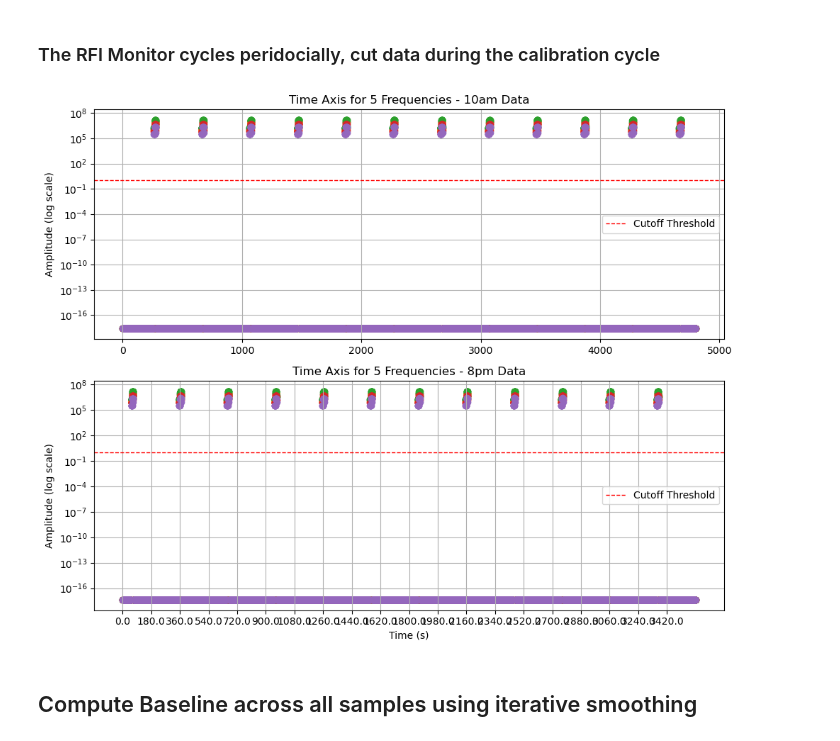
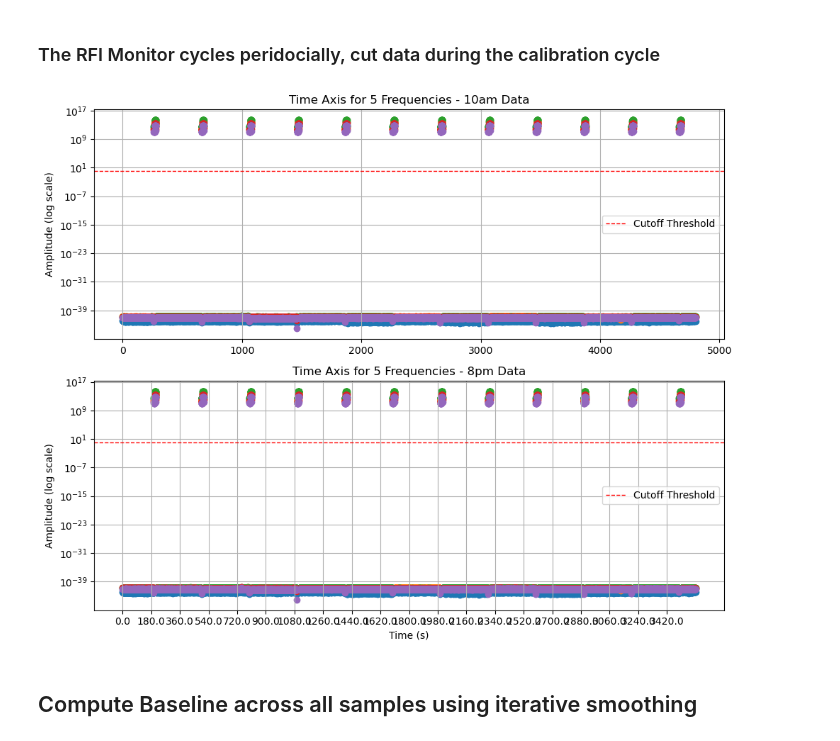
Before and after one commit to DuncanCSt/CHORD_Sensitivity, a Jupyter notebook: notebooks/rfi_analysis.ipynb, the cells around one changed output. Drawn from its saved outputs; the diff is of its cells as text; code cells hidden in the pictures.

```diff
--- a/notebooks/rfi_analysis.ipynb
+++ b/notebooks/rfi_analysis.ipynb
@@ -22,18 +22,21 @@ def G(x):
 # %%
 file = '/srv/data/drao-rfi/calibrated/RFInd-calibrated-2026-02-24T10.sigmf-data'
 file_2 = '/srv/data/drao-rfi/calibrated/RFInd-calibrated-2026-02-24T20.sigmf-data'
+file_3 = '/srv/data/drao-rfi/calibrated/RFInd-calibrated-2024-10-08T12.sigmf-data'
 meta = '/srv/data/drao-rfi/calibrated/RFInd-calibrated-2026-02-24T10.sigmf-meta'
-data = np.memmap(file, dtype='f4', mode='r')
-data_2 = np.memmap(file_2, dtype='f4', mode='r')
+
+def load_data(file):
+    data = np.memmap(file, dtype='f4', mode='r')
+    data = data.reshape(-1, 600000)
+    data = data**2
+    return data
+
+data = load_data(file)
+# data_2 = load_data(file_2)
+# data_3 = load_data(file_3)
 
 with open(meta) as m:
     m = json.load(m)
-
-data = data.reshape(-1, 600000)
-data = data + np.abs(np.min(data))
-
-data_2 = data_2.reshape(-1, 600000)
-data_2 = data_2 + np.abs(np.min(data_2))
 
 min_f = m['global']['antenna:low_frequency']
 max_f = m['global']['antenna:high_frequency']
@@ -74,7 +77,9 @@ def convert_index_to_frequency(i):
     max_f = m['global']['antenna:high_frequency']
     return (i*(max_f-min_f)/k(600) + min_f)/1e6
 
-CHORD_range = (convert_frequency_to_index(400), convert_frequency_to_index(800))
+chord_min_f = 200
+chord_max_f = 1600
+CHORD_range = (convert_frequency_to_index(chord_min_f), convert_frequency_to_index(chord_max_f))
 # %% [output]
 Min Frequency: 20.0 MHz
 Max Frequency: 6000.0 MHz
@@ -89,39 +94,47 @@ t2 = 4800
 
 fig, (ax1, ax2) = plt.subplots(2, 1, figsize=(10, 8))
 
 # Top plot - data (10am)
 for i in range(100, 600, 100):
     ax1.scatter(np.arange(t1, t2), data[np.arange(t1, t2), k(i)])
 ax1.axhline(y=1, color='r', linestyle='--', linewidth=1, label='Cutoff Threshold')
 ax1.set_title("Time Axis for 5 Frequencies - 10am Data")
 ax1.set_yscale('log')
 ax1.set_ylabel("Amplitude (log scale)")
 ax1.grid(True)
 ax1.legend()
 
 # Bottom plot - data_2 (8pm)
 for i in range(100, 600, 100):
-    ax2.scatter(np.arange(t1, t2), data_2[t1:t2, k(i)])
+    ax2.scatter(np.arange(t1, t2), data[t1:t2, k(i)])
 ax2.axhline(y=1, color='r', linestyle='--', linewidth=1, label='Cutoff Threshold')
 ax2.set_title("Time Axis for 5 Frequencies - 8pm Data")
 ax2.set_yscale('log')
 ax2.set_xlabel("Time (s)")
 tick_idx = np.arange(t1, t2, 240)
 ax2.set_xticks(tick_idx)
 ax2.set_xticklabels(np.round(tick_idx * period, 1))
 ax2.set_ylabel("Amplitude (log scale)")
 ax2.grid(True)
 ax2.legend()
 
 plt.tight_layout()
 plt.show()
 
-data_10am = np.where(data > 1, np.nan, data)
-data_10am = np.where(data_10am == 0, np.nan, data_10am)
-data_8pm = np.where(data_2 > 1, np.nan, data_2)
-data_8pm = np.where(data_8pm == 0, np.nan, data_8pm)
+def process_data(data):
+    # Cutoff all values above 1 or equal to 0
+    data = np.where(data > 1, np.nan, data)
+    # data = np.where(data == 0, np.nan, data)
+
+    # Limit data to only chord range + small buffer on either side
+    data = data[:, CHORD_range[0]:CHORD_range[1]]
+    data = data* 1/np.nanmax(data)
+
+    return data
+# Cutoff all values above 1 or equal to 0
+data_10am = process_data(data)
 # %% [output]
-[figure, old version]
+[figure, new version]
 # %% [markdown]
 ## Compute Baseline across all samples using iterative smoothing
 # %% [markdown]
```
Also changed, not shown: parts of 19 cells of this notebook, 1 other file.
